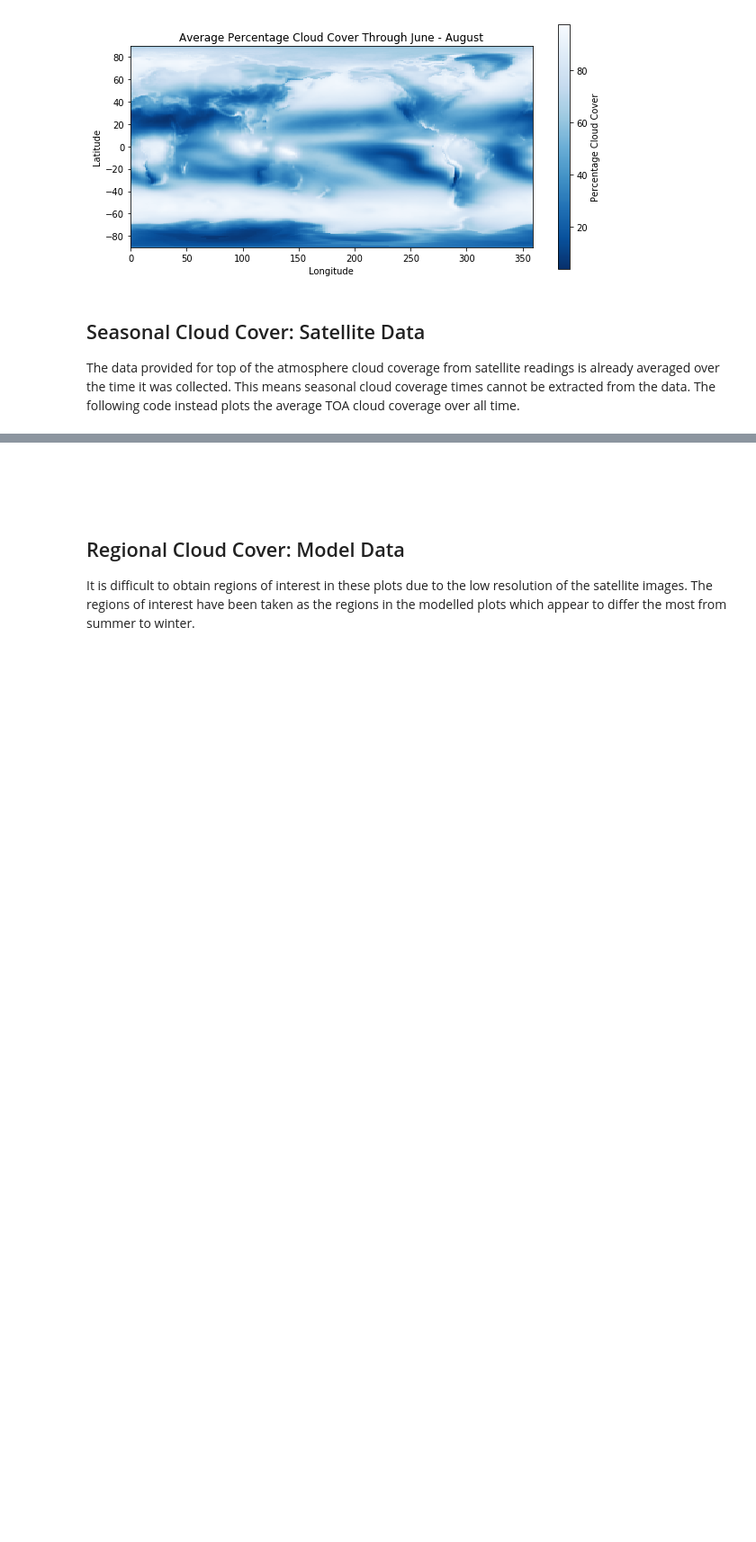
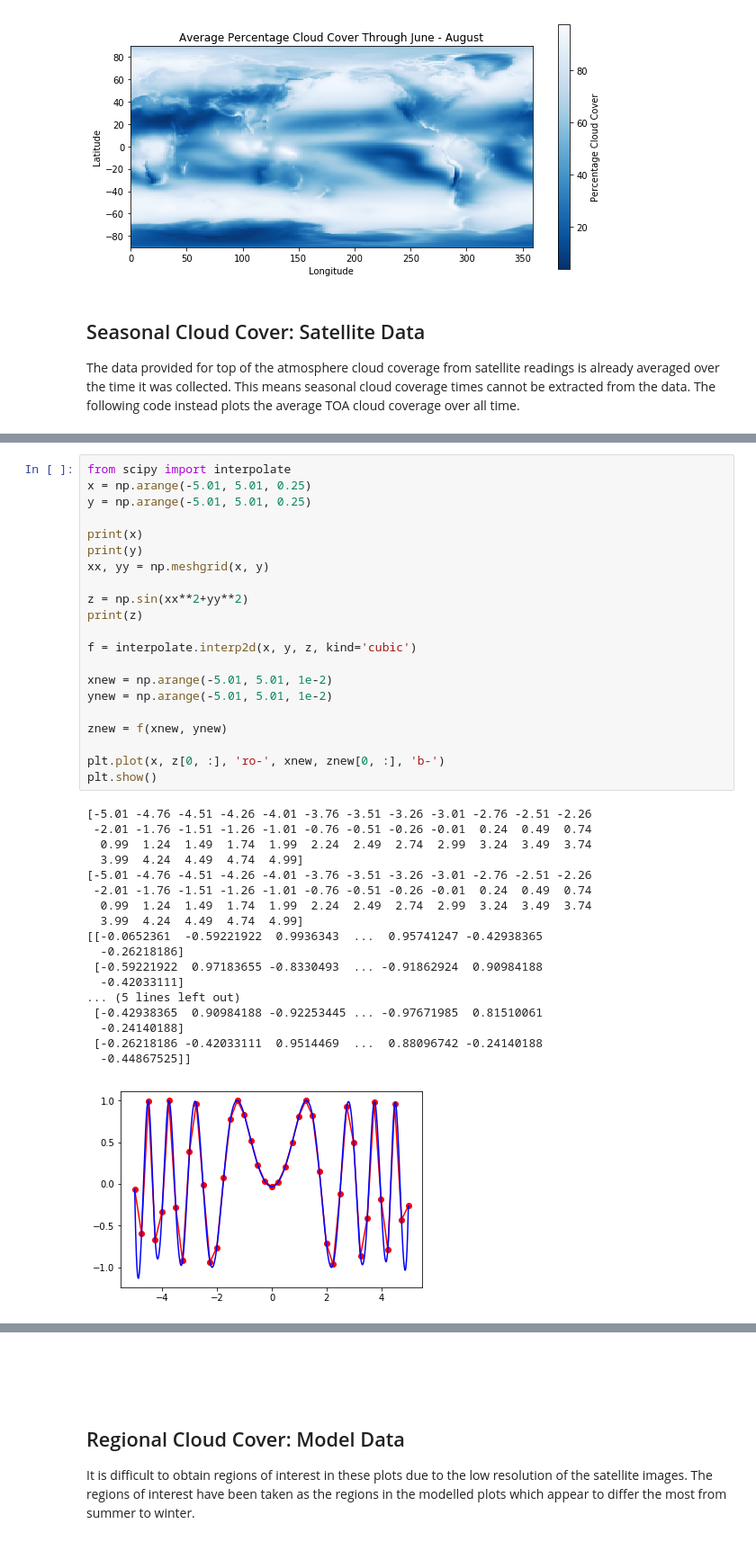
Before and after one commit to maddiebeagley/Climate-Modelling-Lab, a Jupyter notebook: 390Lab.ipynb, the cells around one changed output, grey strips where cells are left out. Shown at 90% size. Cells and saved outputs as stored; diff of their text form; blank space fills up the shorter version.

```diff
--- a/390Lab.ipynb
+++ b/390Lab.ipynb
@@ -351,0 +410,40 @@ It is difficult to find the biases between modelled and satellite data, as longi
+# %%
+from scipy import interpolate
+x = np.arange(-5.01, 5.01, 0.25)
+y = np.arange(-5.01, 5.01, 0.25)
+
+print(x)
+print(y)
+xx, yy = np.meshgrid(x, y)
+
+z = np.sin(xx**2+yy**2)
+print(z)
+
+f = interpolate.interp2d(x, y, z, kind='cubic')
+
+xnew = np.arange(-5.01, 5.01, 1e-2)
+ynew = np.arange(-5.01, 5.01, 1e-2)
+
+znew = f(xnew, ynew)
+
+plt.plot(x, z[0, :], 'ro-', xnew, znew[0, :], 'b-')
+plt.show()
+# %% [output]
+[-5.01 -4.76 -4.51 -4.26 -4.01 -3.76 -3.51 -3.26 -3.01 -2.76 -2.51 -2.26
+ -2.01 -1.76 -1.51 -1.26 -1.01 -0.76 -0.51 -0.26 -0.01  0.24  0.49  0.74
+  0.99  1.24  1.49  1.74  1.99  2.24  2.49  2.74  2.99  3.24  3.49  3.74
+  3.99  4.24  4.49  4.74  4.99]
+[-5.01 -4.76 -4.51 -4.26 -4.01 -3.76 -3.51 -3.26 -3.01 -2.76 -2.51 -2.26
+ -2.01 -1.76 -1.51 -1.26 -1.01 -0.76 -0.51 -0.26 -0.01  0.24  0.49  0.74
+  0.99  1.24  1.49  1.74  1.99  2.24  2.49  2.74  2.99  3.24  3.49  3.74
+  3.99  4.24  4.49  4.74  4.99]
+[[-0.0652361  -0.59221922  0.9936343  ...  0.95741247 -0.42938365
+  -0.26218186]
+ [-0.59221922  0.97183655 -0.8330493  ... -0.91862924  0.90984188
+  -0.42033111]
+... (5 lines left out)
+ [-0.42938365  0.90984188 -0.92253445 ... -0.97671985  0.81510061
+  -0.24140188]
+ [-0.26218186 -0.42033111  0.9514469  ...  0.88096742 -0.24140188
+  -0.44867525]]
+[figure, added]
```
Also changed, not shown: parts of 5 cells of this notebook.
